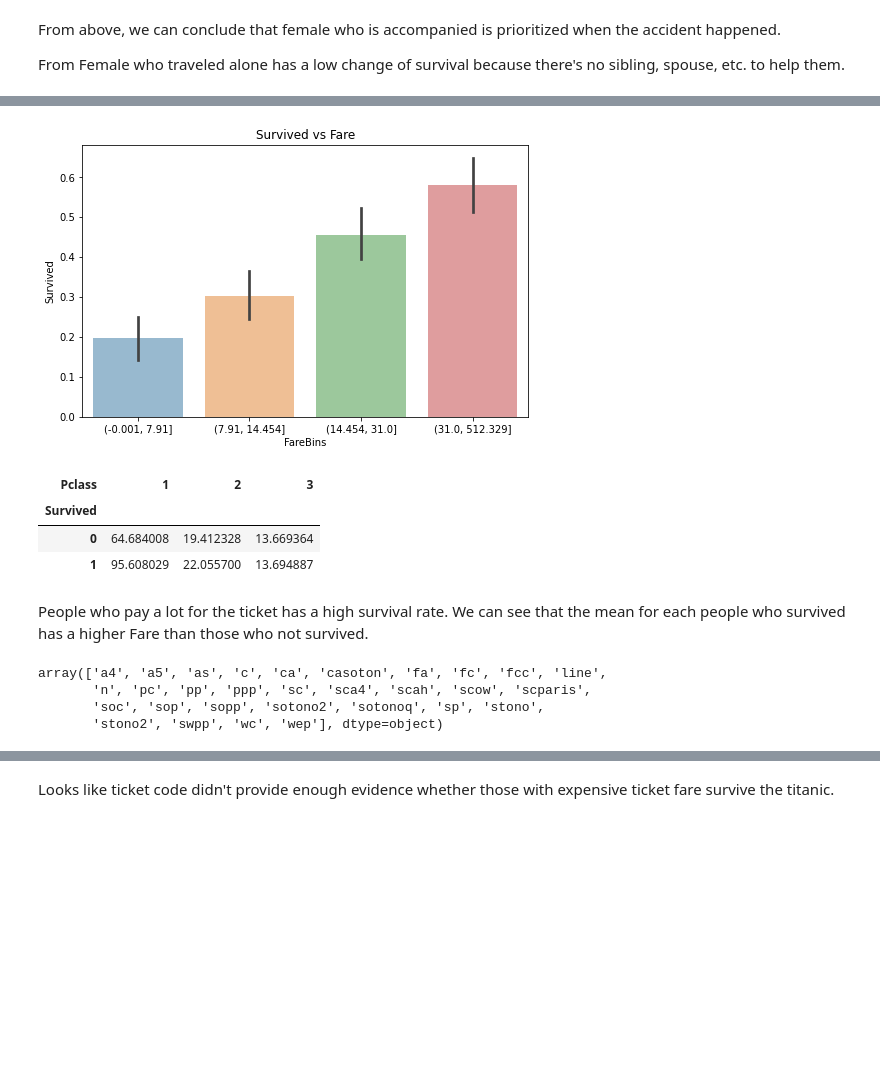
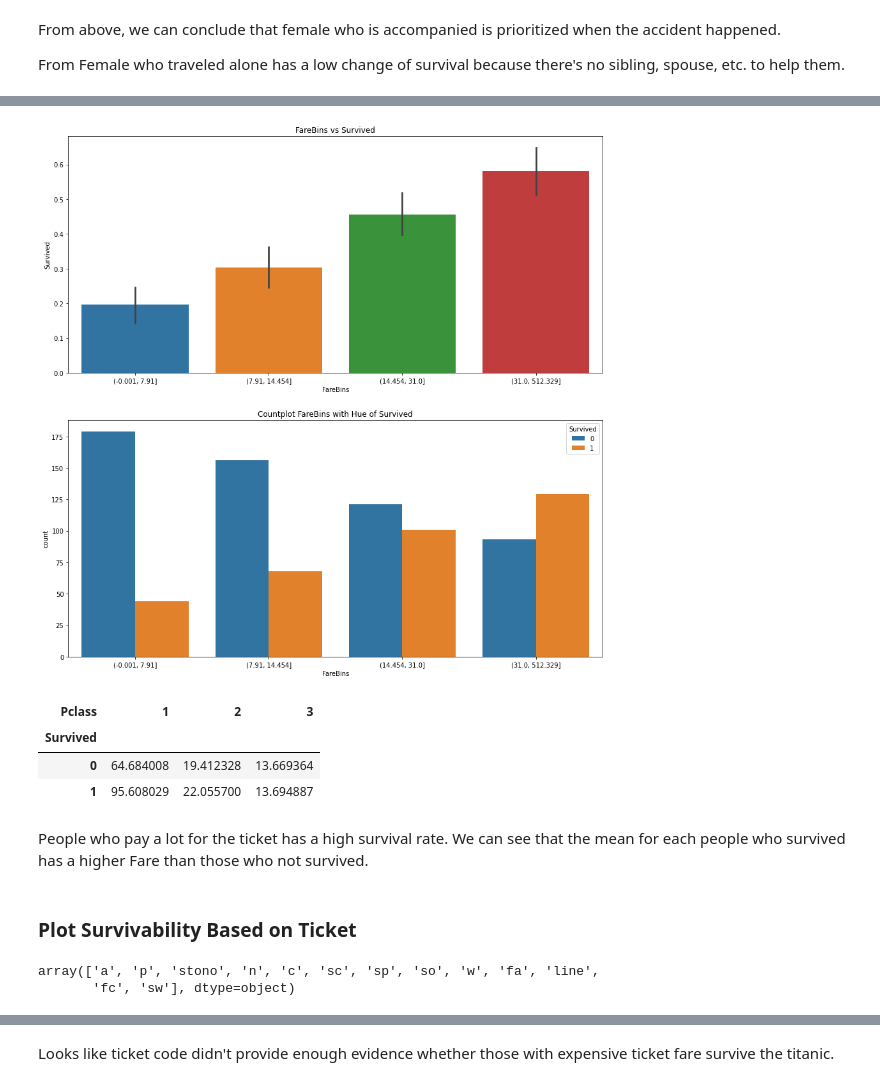
Before and after one commit to marcellinus-witarsah/dataScienceMiniProjects, a Jupyter notebook: TitanicSurvivalModel/Titanic Third.ipynb, the cells around one changed output, grey strips where cells are left out. Cells and saved outputs as stored; diff of their text form; code cells hidden in the pictures; blank space fills up the shorter version.

```diff
--- a/TitanicSurvivalModel/Titanic Third.ipynb
+++ b/TitanicSurvivalModel/Titanic Third.ipynb
@@ -124,0 +255,4 @@ We might be considering to drop 'Cabin' Column because there's so many missing v
+# %%
+if titanic_train['Embarked'].isna().sum() > 0:
+  titanic_train.loc[titanic_train['Embarked'].isna(), 'Embarked'] = 'Titanic (train) embarked', titanic_train['Embarked'].mode()[0]
+titanic_train.info()
@@ -125,3 +265,6 @@ We might be considering to drop 'Cabin' Column because there's so many missing v
+# %%
+if titanic_train['Embarked'].isna().sum() > 0:
+  titanic_train.loc[titanic_train['Embarked'].isna(), 'Embarked'] = 'Titanic (train) embarked', titanic_train['Embarked'].mode()[0]
 # %% [markdown]
 # Exploratory Data Analysis
 This section contains data visualization and analysis to gain insights and characteristics of the data.
@@ -340,27 +512,27 @@ titanic_train.head()
 # %%
-plt.figure(figsize=[8,5])
-plt.title('Survived vs Fare')
-sns.barplot(x='FareBins', y='Survived', data=titanic_train, alpha=0.5)
+fig, ax = plt.subplots(figsize=(15,15), nrows=2, ncols=1)
+
+ax[0].set_title('FareBins vs Survived')
+sns.barplot(x='FareBins', y='Survived',
+            data=titanic_train, ax=ax[0])
+
+ax[1].set_title('Countplot FareBins with Hue of Survived')
+sns.countplot(x='FareBins', hue='Survived',
+              data=titanic_train, ax=ax[1])
 plt.show()
 
 display(pd.pivot_table(titanic_train, index='Survived', columns='Pclass', values='Fare', aggfunc='mean'))
 # %% [output]
-[figure, old version]
+[figure, new version]
 | Pclass | 1 | 2 | 3 |
 | Survived |  |  |  |
 | 0 | 64.684008 | 19.412328 | 13.669364 |
 | 1 | 95.608029 | 22.055700 | 13.694887 |
 # %% [markdown]
 People who pay a lot for the ticket has a high survival rate. We can see that the mean for each people who survived has a higher Fare than those who not survived.
+# %% [markdown]
+### Plot Survivability Based on Ticket
 # %%
 titanic_train['TicketCode'] = titanic_train['Ticket'].apply(lambda x: x.split(' ')[0].replace('.', '').replace('/', ''))\
     .apply(lambda x: 'n' if x.isnumeric() else x)\
     .str.lower()
-# %%
-np.sort(titanic_train['TicketCode'].unique())
-tickets_type = ['a', 'c', 'ca']
-# %% [output]
-array(['a4', 'a5', 'as', 'c', 'ca', 'casoton', 'fa', 'fc', 'fcc', 'line',
-       'n', 'pc', 'pp', 'ppp', 'sc', 'sca4', 'scah', 'scow', 'scparis',
-       'soc', 'sop', 'sopp', 'sotono2', 'sotonoq', 'sp', 'stono',
-       'stono2', 'swpp', 'wc', 'wep'], dtype=object)
@@ -367 +546,6 @@ array(['a4', 'a5', 'as', 'c', 'ca', 'casoton', 'fa', 'fc', 'fcc', 'line',
+# %%
+titanic_train['TicketCode'].unique()
+# %% [output]
+array(['a', 'p', 'stono', 'n', 'c', 'sc', 'sp', 'so', 'w', 'fa', 'line',
+       'fc', 'sw'], dtype=object)
 # %%
```
Also changed, not shown: parts of 38 cells of this notebook.
